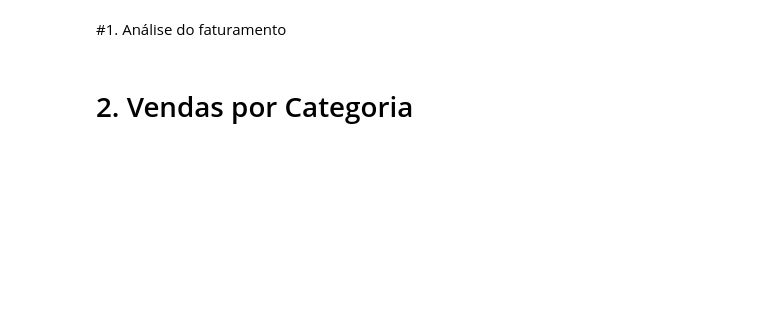
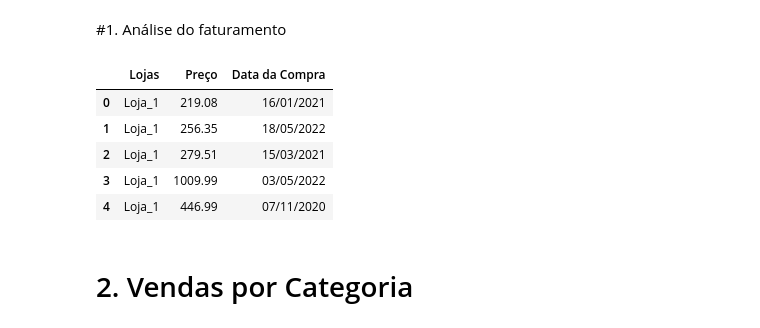
Before and after one commit to fggrava/Challenge_ONE_Data_Science_Alura_Store, a Jupyter notebook: AluraStoreBr.ipynb, the cells around one changed output. Saved outputs shown, nothing was run; the diff lists cells and outputs as text; code cells hidden in the pictures; blank space fills up the shorter version.

```diff
--- a/AluraStoreBr.ipynb
+++ b/AluraStoreBr.ipynb
@@ -26,4 +40,14 @@ loja.head()
 # %% [markdown]
 #1. Análise do faturamento
+# %%
+Analise_Faturamento = Banco_de_dados_unificado[['Lojas', 'Preço', 'Data da Compra']]
+Analise_Faturamento.head()
+# %% [output]
+|  | Lojas | Preço | Data da Compra |
+| 0 | Loja_1 | 219.08 | 16/01/2021 |
+| 1 | Loja_1 | 256.35 | 18/05/2022 |
+| 2 | Loja_1 | 279.51 | 15/03/2021 |
+| 3 | Loja_1 | 1009.99 | 03/05/2022 |
+| 4 | Loja_1 | 446.99 | 07/11/2020 |
 # %% [markdown]
 # 2. Vendas por Categoria
```
Also changed, not shown: parts of 4 cells of this notebook.
